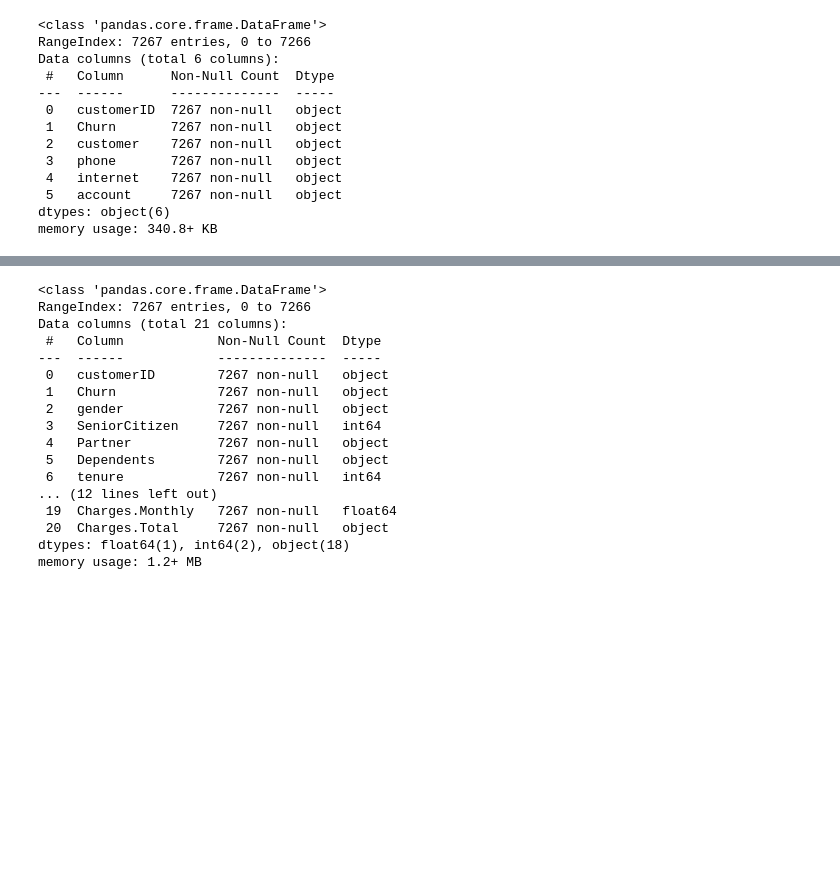
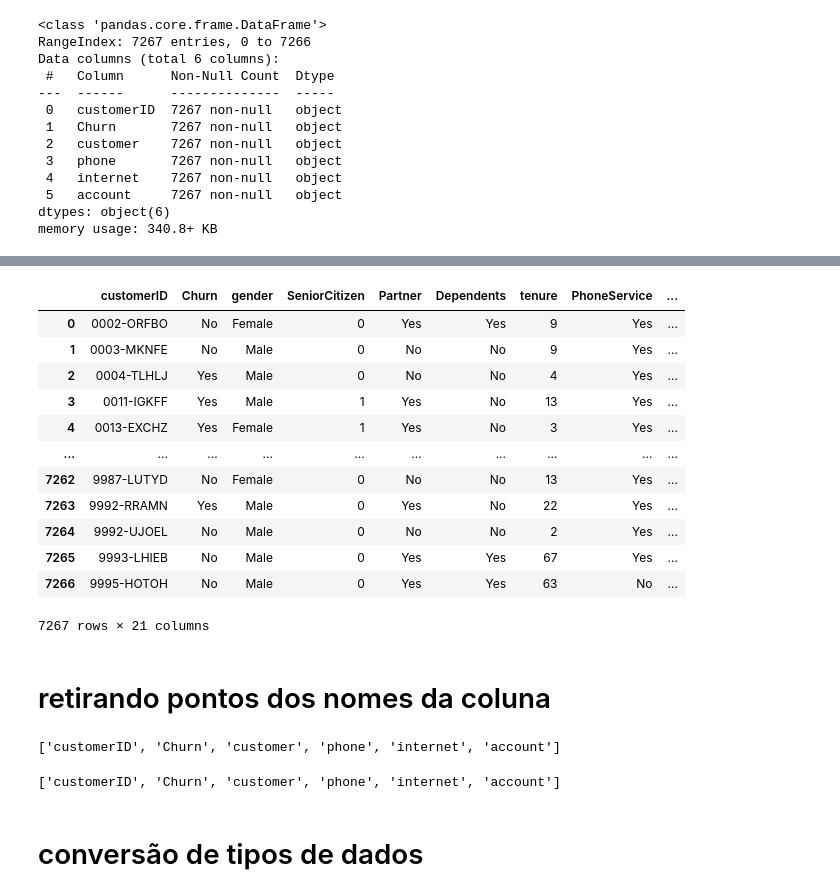
Before and after one commit to GabrielRdev/analise-telecom-x, a Jupyter notebook: notebook/01_churn_telecom.ipynb, the cells around one changed output, grey strips where cells are left out. Cells and saved outputs as stored; diff of their text form; code cells hidden in the pictures; blank space fills up the shorter version.

Commit message:
fix:: corrige erro na hora de normalizar as colunas

```diff
--- a/notebook/01_churn_telecom.ipynb
+++ b/notebook/01_churn_telecom.ipynb
@@ -109,20 +82,49 @@ df.head()
 # %%
-df.info()
+
+
+df.copy() # Cria uma cópia do DataFrame original para evitar modificar o original
+# --- Parte 3: Normalizar colunas aninhadas e concatenar ---
+dfteste = df.copy() # Cria uma cópia do DataFrame original para evitar modificar o original
+
+# Normaliza a coluna 'customer' para um DataFrame separado (transforma um dicionário[customer] em colunas)
+df_customer = pd.json_normalize(dfteste['customer'])
+dfteste = pd.concat([dfteste.drop(columns=['customer']), df_customer], axis=1)
+
+df_phone = pd.json_normalize(dfteste['phone'])
+dfteste = pd.concat([dfteste.drop(columns=['phone']), df_phone], axis=1)
+
+df_internet = pd.json_normalize(dfteste['internet'])
+dfteste = pd.concat([dfteste.drop(columns=['internet']), df_internet], axis=1)
+
+df_account = pd.json_normalize(dfteste['account'])
+dfteste = pd.concat([dfteste.drop(columns=['account']), df_account], axis=1)
-# %% [output]
-<class 'pandas.core.frame.DataFrame'>
-RangeIndex: 7267 entries, 0 to 7266
-Data columns (total 21 columns):
- #   Column            Non-Null Count  Dtype
----  ------            --------------  -----
- 0   customerID        7267 non-null   object
- 1   Churn             7267 non-null   object
- 2   gender            7267 non-null   object
- 3   SeniorCitizen     7267 non-null   int64
- 4   Partner           7267 non-null   object
- 5   Dependents        7267 non-null   object
- 6   tenure            7267 non-null   int64
-... (12 lines left out)
- 19  Charges.Monthly   7267 non-null   float64
- 20  Charges.Total     7267 non-null   object
-dtypes: float64(1), int64(2), object(18)
-memory usage: 1.2+ MB
+# %%
+df = dfteste.copy() # Atualiza df com as colunas normalizadas
+df
+# %% [output]
+|  | customerID | Churn | gender | SeniorCitizen | Partner | Dependents | tenure | PhoneService | ... |
+| 0 | 0002-ORFBO | No | Female | 0 | Yes | Yes | 9 | Yes | ... |
+| 1 | 0003-MKNFE | No | Male | 0 | No | No | 9 | Yes | ... |
+| 2 | 0004-TLHLJ | Yes | Male | 0 | No | No | 4 | Yes | ... |
+| 3 | 0011-IGKFF | Yes | Male | 1 | Yes | No | 13 | Yes | ... |
+| 4 | 0013-EXCHZ | Yes | Female | 1 | Yes | No | 3 | Yes | ... |
+| ... | ... | ... | ... | ... | ... | ... | ... | ... | ... |
+| 7262 | 9987-LUTYD | No | Female | 0 | No | No | 13 | Yes | ... |
+| 7263 | 9992-RRAMN | Yes | Male | 0 | Yes | No | 22 | Yes | ... |
+| 7264 | 9992-UJOEL | No | Male | 0 | No | No | 2 | Yes | ... |
+| 7265 | 9993-LHIEB | No | Male | 0 | Yes | Yes | 67 | Yes | ... |
+| 7266 | 9995-HOTOH | No | Male | 0 | Yes | Yes | 63 | No | ... |
+7267 rows × 21 columns
+# %% [markdown]
+# retirando pontos dos nomes da coluna
+# %%
+df.columns.tolist()
+# %% [output]
+['customerID', 'Churn', 'customer', 'phone', 'internet', 'account']
+# %%
+df.columns = [col.replace('.','') for col in df.columns]
+df.columns.tolist()
+# %% [output]
+['customerID', 'Churn', 'customer', 'phone', 'internet', 'account']
+# %% [markdown]
+# conversão de tipos de dados
```
Also changed, not shown: parts of 5 cells of this notebook.
